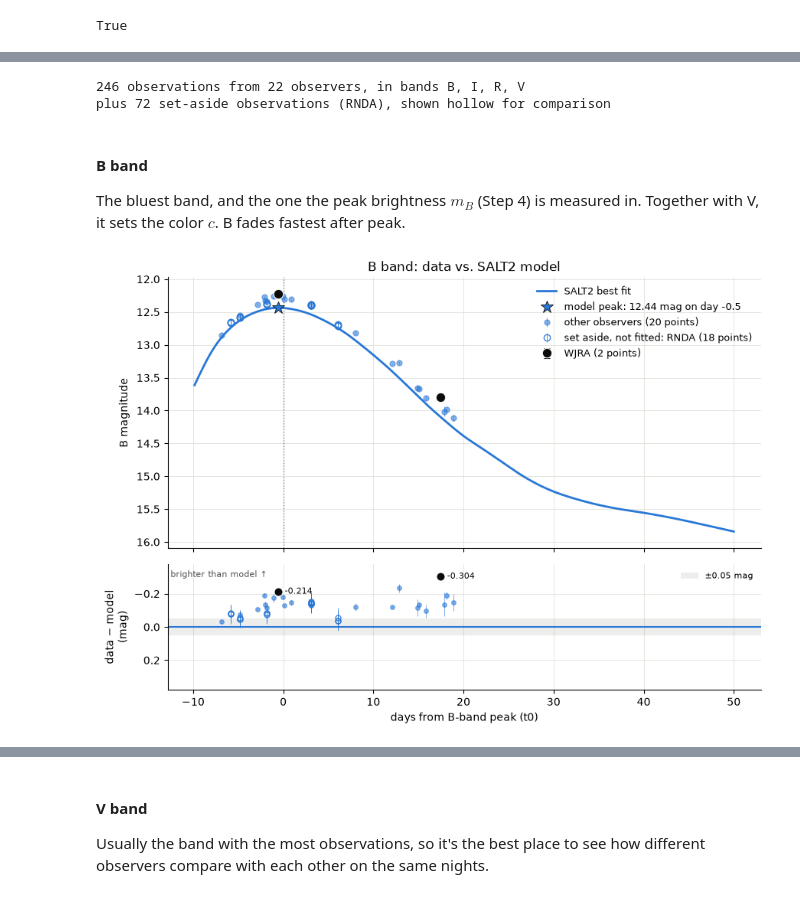
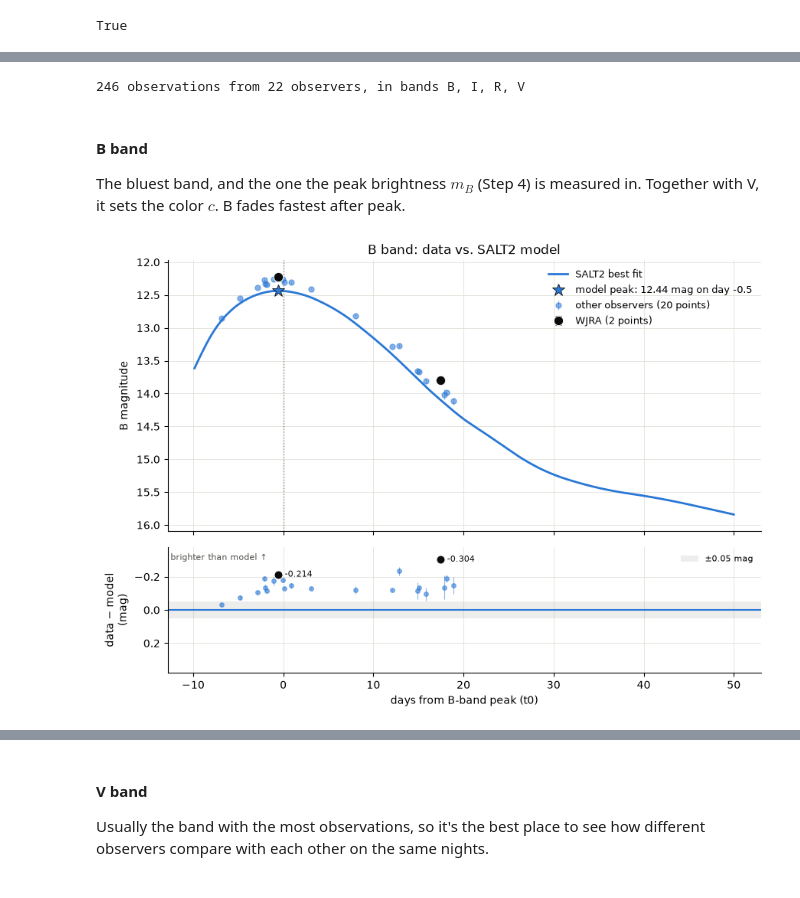
Before and after one commit to jeffrwatts/AstroNotebooks, a Jupyter notebook: sn1a_distance.ipynb, the cells around one changed output, grey strips where cells are left out. Saved outputs shown, nothing was run; the diff lists cells and outputs as text; code cells hidden in the pictures.

```diff
--- a/sn1a_distance.ipynb
+++ b/sn1a_distance.ipynb
@@ -348,27 +344,21 @@ Set-aside observers appear at the bottom of each table in gray, labeled "(set as
   smaller than their real offset from everyone else.
 # %%
 res = supernova.fit_residuals(df, fit, photdata, t0_guess)
-res_excluded = supernova.fit_residuals(df_excluded, fit, photdata, t0_guess)   # compared, not fitted
-
 print(f"{len(res)} observations from {res['observer'].nunique()} observers, "
       f"in bands {', '.join(sorted(res['FILT'].unique()))}")
-if len(res_excluded):
-    print(f"plus {len(res_excluded)} set-aside observations ({', '.join(sorted(res_excluded['observer'].unique()))}), "
-          "shown hollow for comparison")
 # %% [output]
 246 observations from 22 observers, in bands B, I, R, V
-plus 72 set-aside observations (RNDA), shown hollow for comparison
 # %% [markdown]
 #### B band
 
 The bluest band, and the one the peak brightness $m_B$ (Step 4) is measured in.
 Together with V, it sets the color $c$. B fades fastest after peak.
 # %%
-plots.plot_band_fit(res, fit, "B", MY_OBSERVER, excluded=res_excluded)
+plots.plot_band_fit(res, fit, "B", MY_OBSERVER)
 plt.show()
-report.observer_fit_table(res, "B", MY_OBSERVER, excluded=res_excluded)
+report.observer_fit_table(res, "B", MY_OBSERVER)
 # %% [output]
-[figure, old version]
+[figure, new version]
 | Observer | Points | First day | Last day | Offset (mag) | Scatter (mag) | Quoted error (mag) | Typical |pull| |
 | CDZ | 8 | -6.8 | +18.1 | -0.117 | 0.046 | 0.009 | 13.8 |
 | DUBF | 8 | -2.1 | +18.9 | -0.161 | 0.044 | 0.032 | 4.8 |
```
Also changed, not shown: parts of 5 cells of this notebook, 3 other files.
